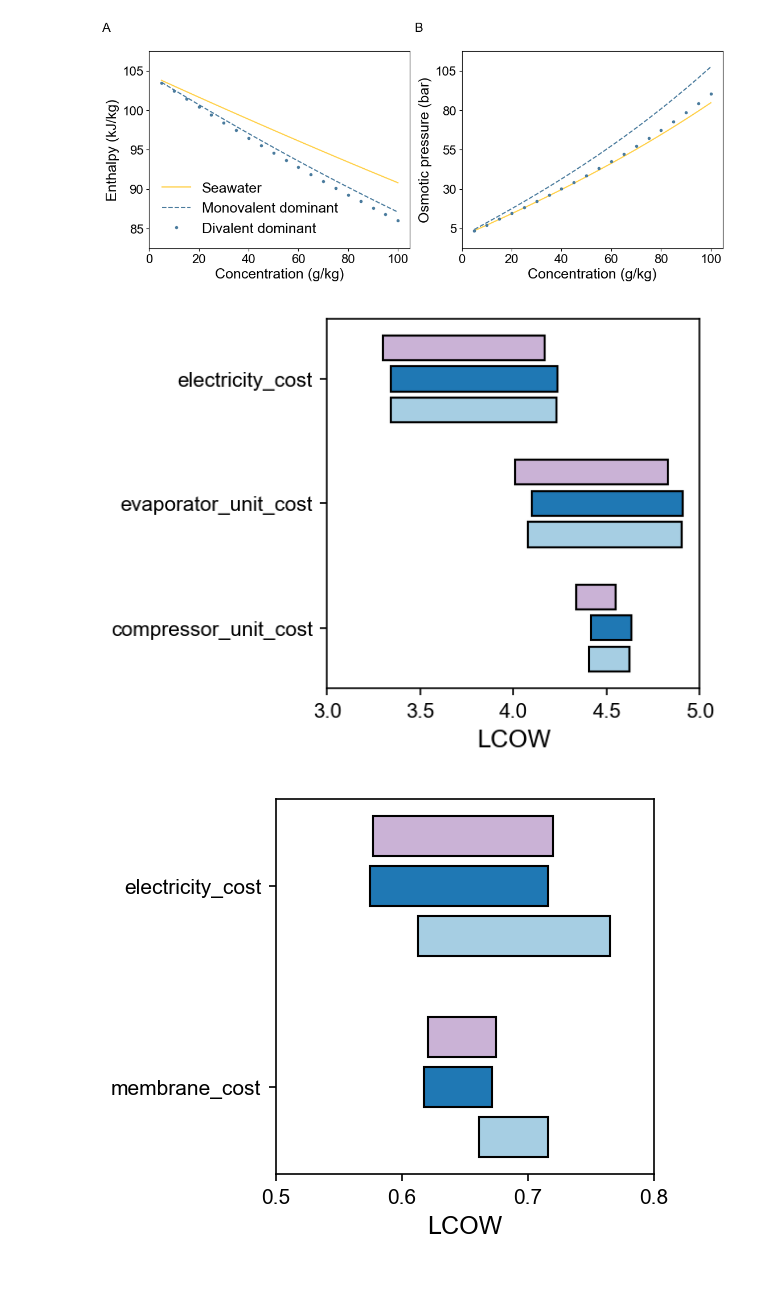
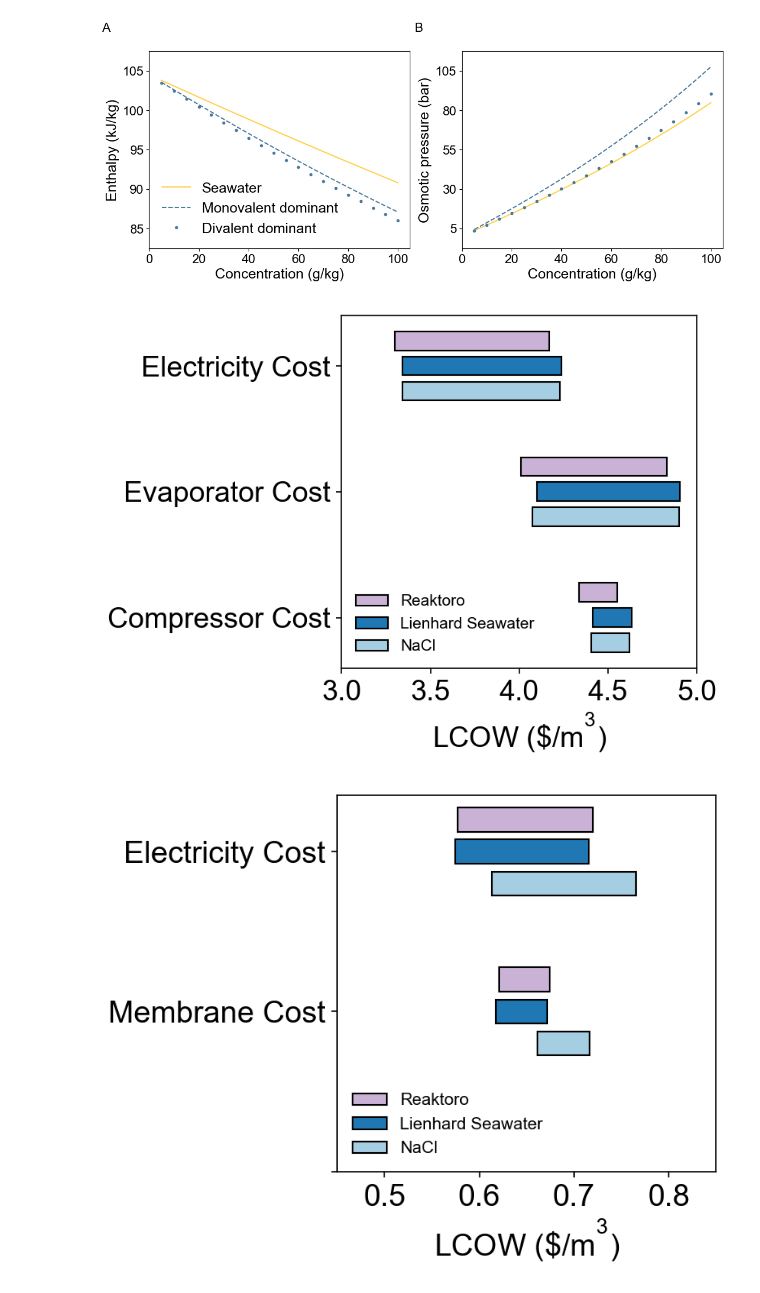
Before and after one commit to savannahsakhai/watertap, a Jupyter notebook: watertap/flowsheets/property_analysis/prop_plots/plotting.ipynb, the cells around one changed output. Saved outputs shown, nothing was run; the diff lists cells and outputs as text; code cells hidden in the pictures.

Commit message:
sensitivity plot update

```diff
--- a/watertap/flowsheets/property_analysis/prop_plots/plotting.ipynb
+++ b/watertap/flowsheets/property_analysis/prop_plots/plotting.ipynb
@@ -234,7 +234,7 @@ mid_dark = color_list[1]
 dark = color_list[3]
 # %%
 # Original parameter names and grouping labels
-parameters = ["electricity_cost","evaporator_unit_cost","compressor_unit_cost"]
+parameters = ["Electricity Cost","Evaporator Cost","Compressor Cost"]
 n_subbars = 3
 
 # Sample data for LCOW_low and LCOW_high (the reordered values should match your data)
@@ -260,14 +260,18 @@ LCOW_high = [LCOW_high[i] for i in indices_order]
 
 base_y_pos = np.arange(len(parameters))
 y_pos = []
-offset = [-0.25, 0, 0.25]
+offset = [-0.2, 0, 0.2]
 
 for y in base_y_pos:
     for o in offset:
         y_pos.append(y + o)
 
 fig = figureGenerator()
-fig.init_figure()
+fig.init_figure(
+    width=4,
+    height=4,
+    )
+fig.set_default_figure_settings(font_size=title_size, label_size=title_size)
 
 light = color_list[0]
 mid_light = color_list[1]
@@ -293,20 +297,24 @@ for y, w, b, c in zip(y_pos, width, bottom, color):
         [y],  # single y position
         [w],  # single width
         bottom=[b],  # single bottom position
-        width=0.2,
+        width=0.15,
         vertical=False,
         color=c,
+        capsize=12
     )
 
+
 # Additional plot settings
+plt.tick_params(labelsize=title_size)
+plt.xlim(3,5)
+plt.xlabel("LCOW ($\$$/m$^3$)",fontsize=text_size_default)
+plt.legend(["Reaktoro","Lienhard Seawater","NaCl"], loc="lower left", fontsize=10, frameon=False)
+
 plt.yticks(base_y_pos, parameters)
-plt.xlim(3,5)
-plt.xlabel('LCOW')
 plt.gca().invert_yaxis()
-
 plt.savefig("MVC_sensitivity", dpi=600, bbox_inches='tight')
 # %% [output]
-[figure, old version]
+[figure, new version]
 # %%
 s1 = pd.read_csv(r"C:\Users\sss0031\Documents\GitHub\watertap\watertap\flowsheets\property_analysis\tech_data\RO_Reaktoro_sensitivity_5.csv")
 s2 = pd.read_csv(r"C:\Users\sss0031\Documents\GitHub\watertap\watertap\flowsheets\property_analysis\tech_data\RO_Reaktoro_sensitivity_6.csv")
@@ -318,7 +326,7 @@ s5 = pd.read_csv(r"C:\Users\sss0031\Documents\GitHub\watertap\watertap\flowsheet
 s6 = pd.read_csv(r"C:\Users\sss0031\Documents\GitHub\watertap\watertap\flowsheets\property_analysis\tech_data\RO_NaCl_sensitivity_2.csv")
 # %%
 # Original parameter names and grouping labels
-parameters = ["electricity_cost","membrane_cost"]
+parameters = ["Electricity Cost","Membrane Cost",""]
 
 # Sample data for LCOW_low and LCOW_high (the reordered values should match your data)
 LCOW_low = [s1["LCOW"][0], s2["LCOW"][0],
@@ -340,18 +348,21 @@ indices_order = [0, 2, 4,
 LCOW_low = [LCOW_low[i] for i in indices_order]
 LCOW_high = [LCOW_high[i] for i in indices_order]
 
-base_y_pos = np.arange(len(parameters))
-y_pos = []
-offset = [-0.25, 0, 0.25]
+# base_y_pos = np.arange(len(parameters))
+# y_pos = []
+# offset = [-0.2, 0, 0.2]
 
-for y in base_y_pos:
-    for o in offset:
-        y_pos.append(y + o)
-
+# for y in base_y_pos:
+#     for o in offset:
+#         y_pos.append(y + o)
 
 
 fig = figureGenerator()
-fig.init_figure()
+fig.init_figure(
+    width=4,
+    height=4,
+    )
+fig.set_default_figure_settings(font_size=text_size_default-2, label_size=text_size_default)
 
 light = color_list[0]
 mid_light = color_list[1]
@@ -360,34 +371,37 @@ dark = color_list[8]
 # econ2 =  color_list[3]
 color = [dark, mid_light, light,
          dark, mid_light, light,
 
 ]
 
 # y_pos = np.arange(len(parameters))
 
 width = []
 bottom = []
 for low, high in zip(LCOW_low, LCOW_high):
     width.append(abs(high - low))
     bottom.append(min(low, high))
 
 # Loop over each parameter to plot individual bars with unique labels
 for y, w, b, c in zip(y_pos, width, bottom, color):
     fig.plot_bar(
         [y],  # single y position
         [w],  # single width
         bottom=[b],  # single bottom position
-        width=0.2,
+        width=0.15,
         vertical=False,
         color=c,
     )
 
 # Additional plot settings
+plt.tick_params(labelsize=title_size)
+plt.xlim(0.45,0.85)
+plt.xlabel("LCOW ($\$$/m$^3$)", fontsize=title_size)
+plt.legend(["Reaktoro","Lienhard Seawater","NaCl"], loc='lower left', fontsize=10, frameon=False)
+
 plt.yticks(base_y_pos, parameters)
-plt.xlim(0.5,0.8)
-plt.xlabel('LCOW')
 plt.gca().invert_yaxis()
 
 plt.savefig("RO_sensitivity", dpi=600, bbox_inches='tight')
 # %% [output]
-[figure, old version]
+[figure, new version]
```
Also changed, not shown: 4 other files.
